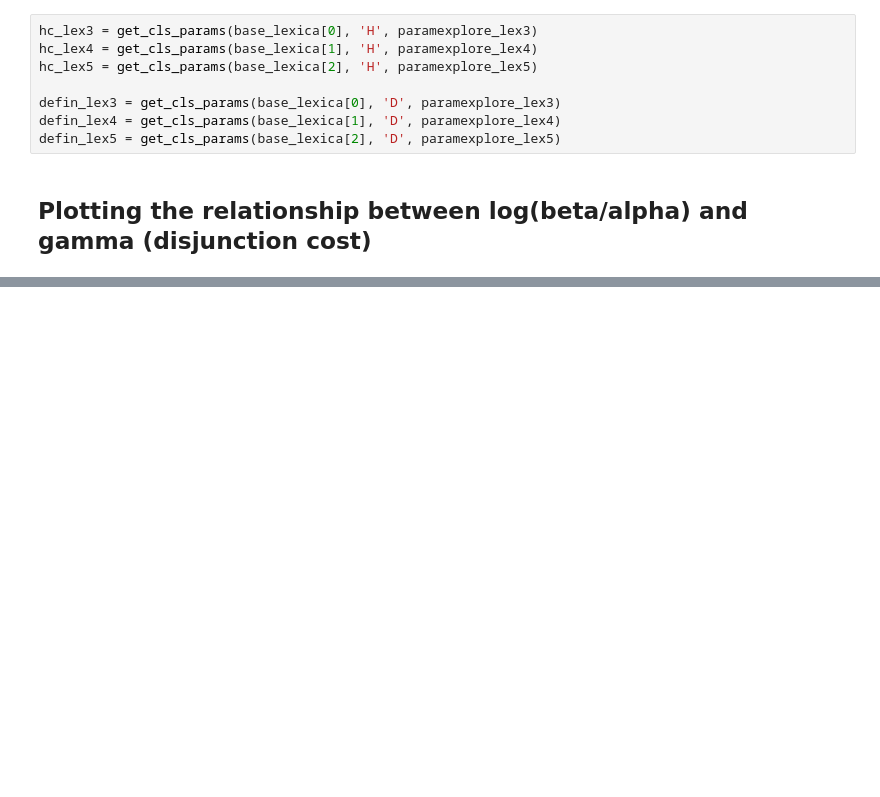
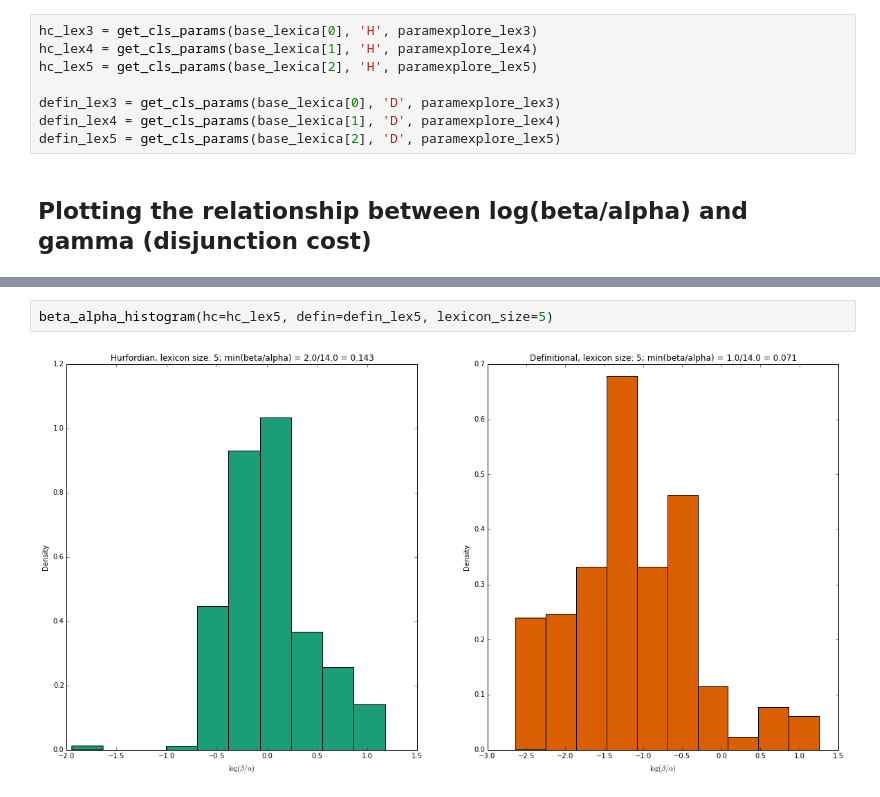
Before and after one commit to rlevy/pragmatic_disjunction, a Jupyter notebook: pypragmods/Relationships.ipynb, the cells around one changed output, grey strips where cells are left out. Saved outputs shown, nothing was run; the diff lists cells and outputs as text; blank space fills up the shorter version.

```diff
--- a/pypragmods/Relationships.ipynb
+++ b/pypragmods/Relationships.ipynb
@@ -141,0 +180,4 @@ alpha_beta_gamma_scatterplot(param_pairs)
+# %%
+beta_alpha_histogram(hc=hc_lex5, defin=defin_lex5, lexicon_size=5)
+# %% [output]
+[figure, added]
```
Also changed, not shown: parts of 5 cells of this notebook.
